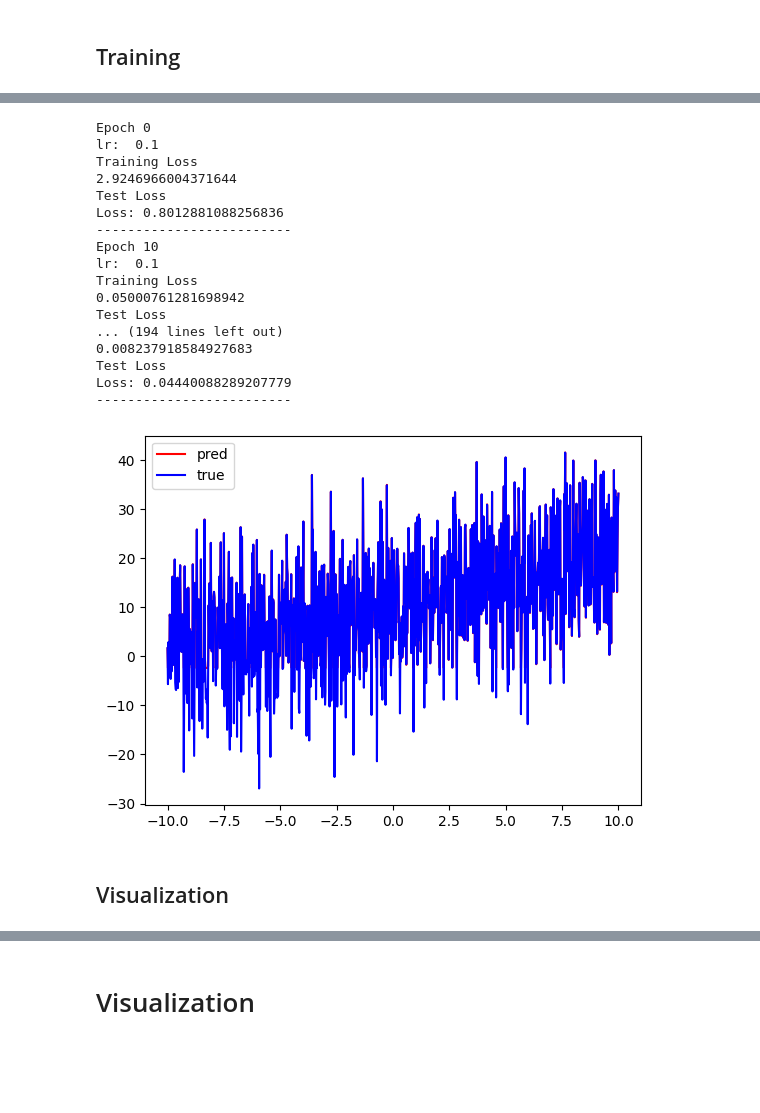
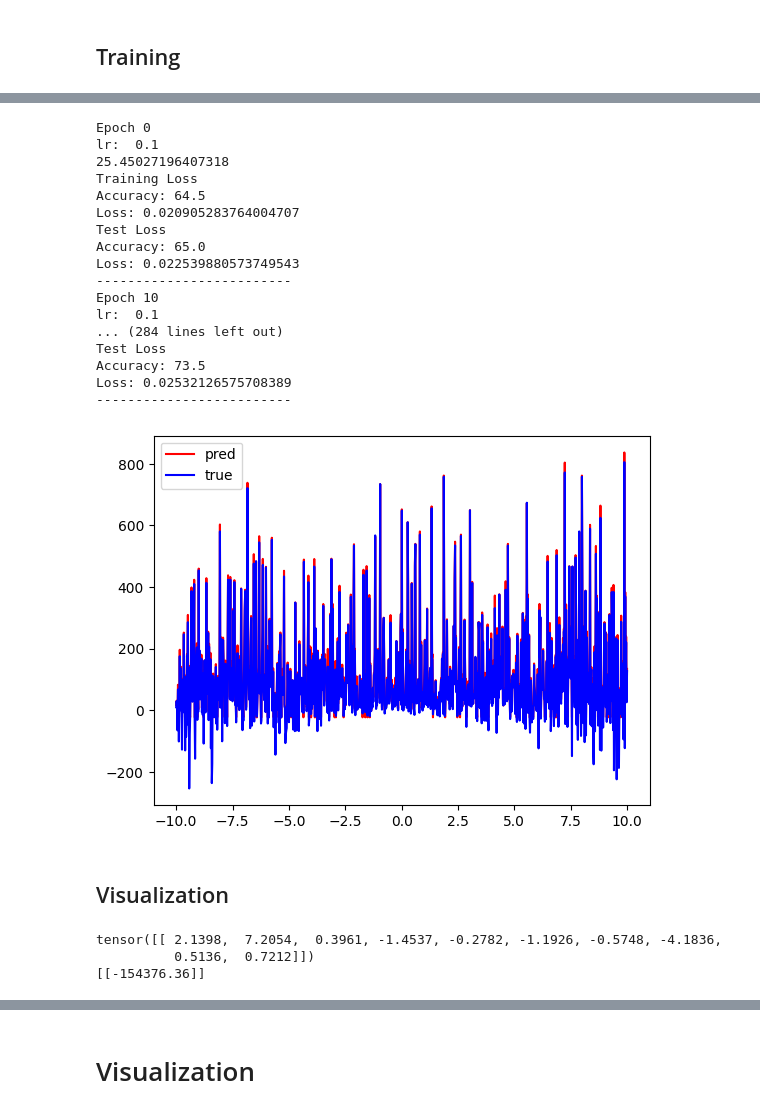
Before and after one commit to Aurelien-Stumpf-Mascles/ICM_internship, a Jupyter notebook: experiment_1/mlp_distribution_synthetic.ipynb, the cells around one changed output, grey strips where cells are left out. Saved outputs shown, nothing was run; the diff lists cells and outputs as text; code cells hidden in the pictures; blank space fills up the shorter version.

```diff
--- a/experiment_1/mlp_distribution_synthetic.ipynb
+++ b/experiment_1/mlp_distribution_synthetic.ipynb
@@ -41,3 +41,12 @@ y = (X[:, 0]+X[:, 1]) + 10
+# %%
+X = np.random.normal(0, 5, (1000, 10))
+y = (X[:, 0]*X[:, 1])
+
+#add all the possible multiplications
+X_mult = X.copy()
+for i in range(X.shape[1]):
+    for j in range(i+1, X.shape[1]):
+        X_mult = np.concatenate((X_mult, (X[:, i]*X[:, j]).reshape(-1, 1)), axis=1)
 # %%
 #normalizer = Normalizer()
 X_train, X_test, y_train, y_test = train_test_split(X, y, test_size=0.2, random_state=42)
@@ -56,0 +97,13 @@ testloader = torch.utils.data.DataLoader(testset, batch_size=32, shuffle=True)
+# %%
+layer_sizes_list = [10, 10, 10, 1]
+
+def f(x):
+    return x
+
+model = models.Model_MLP(layer_sizes_list, non_linearity="relu", initial_weights='xavier', type="regression")
+device = torch.device('cuda' if torch.cuda.is_available() else 'cpu')
+model.to(device)
+criterion = torch.nn.MSELoss() #torch.nn.NLLLoss()
+optimizer = torch.optim.Adam(model.parameters(), lr=0.1, weight_decay=0.01)
+scheduler = torch.optim.lr_scheduler.ReduceLROnPlateau(optimizer, 'min', patience=30, verbose=True, factor=0.5)
+training.train_model(model, trainloader, testloader, device, criterion, 500, optimizer, scheduler=scheduler,type="regression")
@@ -57,16 +128,16 @@ testloader = torch.utils.data.DataLoader(testset, batch_size=32, shuffle=True)
 # %%
-layer_sizes_list = [10, 5, 5, 3, 1]
+layer_sizes_list = [10, 10, 10, 1]
 
 def f(x):
     return x
 
-model = models.Model_MLP(layer_sizes_list, non_linearity="relu", initial_weights='xavier')
+model = models.Model_MLP(layer_sizes_list, non_linearity="relu", initial_weights='xavier',type="regression")
 device = torch.device('cuda' if torch.cuda.is_available() else 'cpu')
 model.to(device)
-criterion = torch.nn.MSELoss()
-optimizer = torch.optim.Adam(model.parameters(), lr=0.1, weight_decay=1)
+criterion = torch.nn.MSELoss() #NLLLoss()
+optimizer = torch.optim.Adam(model.parameters(), lr=0.1, weight_decay=0.1)
 scheduler = torch.optim.lr_scheduler.ReduceLROnPlateau(optimizer, 'min', patience=30, verbose=True, factor=0.5)
-training.train_model(model, trainloader, testloader, device, criterion, 300, optimizer, scheduler=scheduler)
+training.train_model_orthogonal(model, trainloader, testloader, device, criterion, 500, optimizer, scheduler=scheduler, type="regression")
 # %% [output]
 Epoch 0
 lr:  0.1
@@ -109,49 +159,60 @@ torch.cuda.FloatTensor
 # %%
-layer_sizes_list = [10, 8, 5, 3, 1]
+layer_sizes_list = [10, 10, 10, 2]
 
 def f(x):
     return x
 
-model = models.Model_MLP(layer_sizes_list, non_linearity="relu", initial_weights='xavier')
+model = models.Model_MLP(layer_sizes_list, non_linearity="relu", initial_weights='xavier',type="classification")
 device = torch.device('cuda' if torch.cuda.is_available() else 'cpu')
 model.to(device)
-criterion = torch.nn.MSELoss()
-optimizer = torch.optim.Adam(model.parameters(), lr=0.1, weight_decay=0.1)
+criterion = torch.nn.NLLLoss()
+optimizer = torch.optim.Adam(model.parameters(), lr=0.1, weight_decay=0)
 scheduler = torch.optim.lr_scheduler.ReduceLROnPlateau(optimizer, 'min', patience=20, verbose=True, factor=0.5)
-training.train_model_orthogonal(model, trainloader, testloader, device, criterion, 300, optimizer, scheduler=scheduler, degree_threshold = 1)
+training.train_model_orthonormal(model, trainloader, testloader, device, criterion, 300, optimizer, scheduler=scheduler, type="classification")
 # %% [output]
 Epoch 0
 lr:  0.1
+25.45027196407318
 Training Loss
-2.9246966004371644
+Accuracy: 64.5
+Loss: 0.020905283764004707
 Test Loss
-Loss: 0.8012881088256836
+Accuracy: 65.0
+Loss: 0.022539880573749543
 -------------------------
 Epoch 10
 lr:  0.1
-Training Loss
-0.05000761281698942
+... (284 lines left out)
 Test Loss
-... (194 lines left out)
-0.008237918584927683
-Test Loss
-Loss: 0.04440088289207779
+Accuracy: 73.5
+Loss: 0.02532126575708389
 -------------------------
 # %%
 tab = np.concatenate([np.linspace(-10,10,1000).reshape(-1,1), np.random.normal(0, 10, (1000,9))], axis=1)
-y = np.array([x[0]+x[1]+10 for x in tab])
+y = np.array([x[0]*x[1] + x[2]**2 for x in tab])
 tab = torch.tensor(tab, dtype=torch.float32)
 tab = tab.to(device)
 model.eval()
 pred = model(tab).detach().cpu().numpy()
 plt.plot(np.linspace(-10,10,1000), pred, label='pred', color='red')
 plt.plot(np.linspace(-10,10,1000), y, label='true', color='blue')
 plt.legend()
 plt.show()
 # %% [output]
-[figure, old version]
+[figure, new version]
 # %% [markdown]
 ## Visualization
+# %%
+x = torch.tensor(np.random.normal(0, 5, (1, 10)), dtype=torch.float32)
+print(x)
+x = x.to(device)
+model.eval()
+pred = model(x).detach().cpu().numpy()
+print(pred)
+# %% [output]
+tensor([[ 2.1398,  7.2054,  0.3961, -1.4537, -0.2782, -1.1926, -0.5748, -4.1836,
+          0.5136,  0.7212]])
+[[-154376.36]]
 # %%
 for layer in model.named_parameters():
     weights = layer[1].data.cpu().numpy()
```
Also changed, not shown: parts of 13 cells of this notebook, 4 other files.
